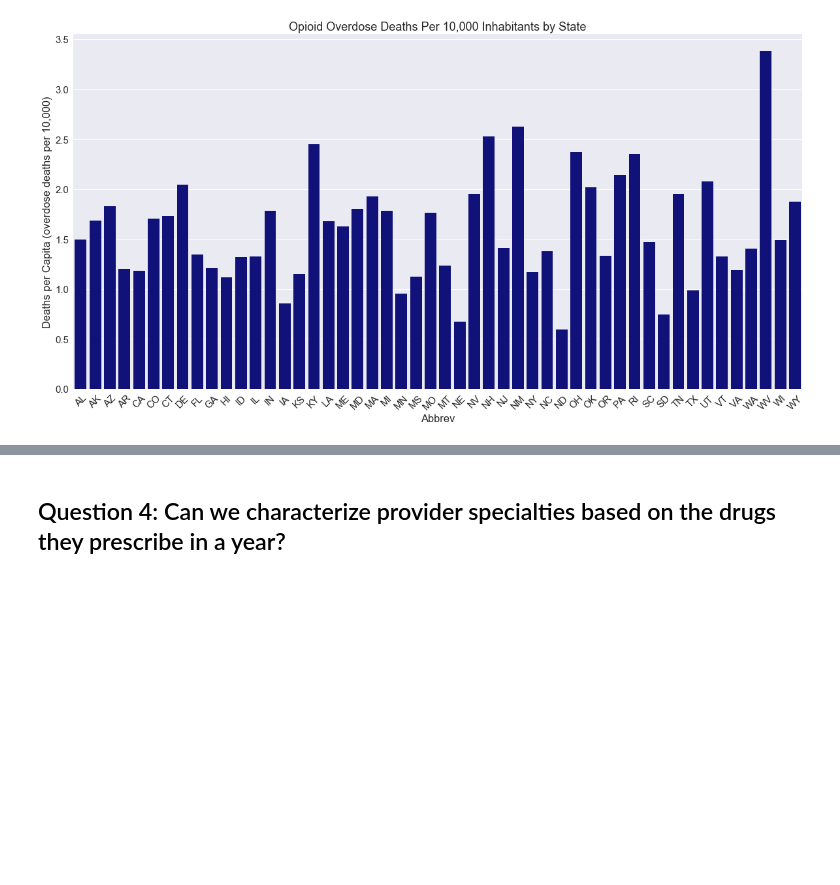
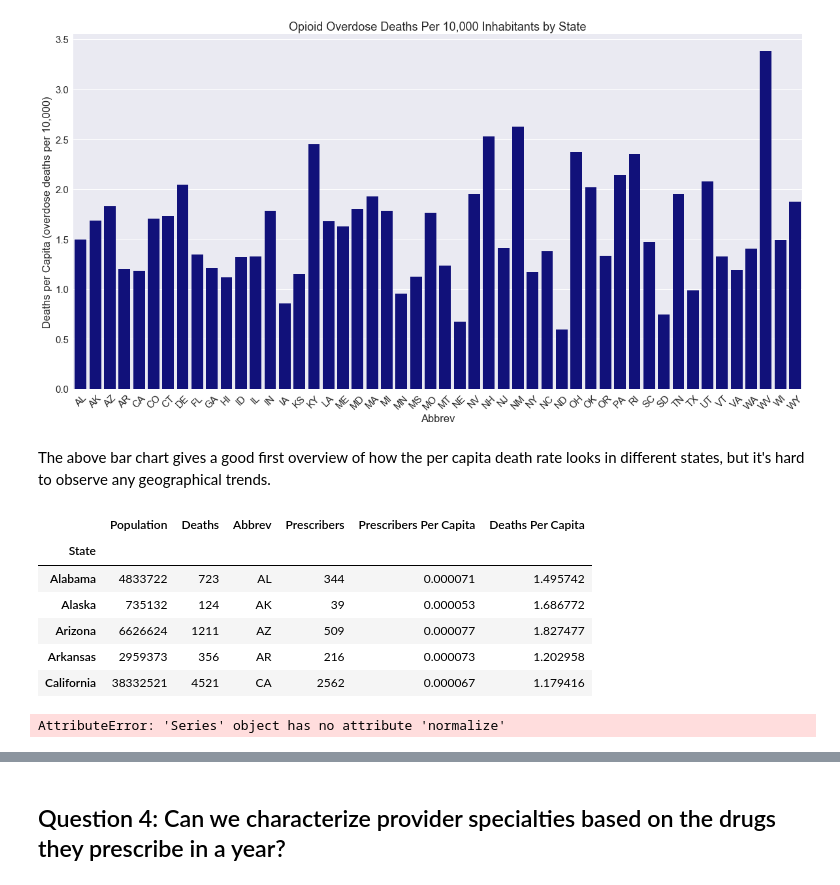
Before and after one commit to ryatchak/springboard, a Jupyter notebook: capstone1_prescriptionprediction/data_story.ipynb, the cells around one changed output, grey strips where cells are left out. Saved outputs shown, nothing was run; the diff lists cells and outputs as text; code cells hidden in the pictures; blank space fills up the shorter version.

```diff
--- a/capstone1_prescriptionprediction/data_story.ipynb
+++ b/capstone1_prescriptionprediction/data_story.ipynb
@@ -62,3 +64,15 @@ _ = dpc_bar.set_ylabel('Deaths per Capita (overdose deaths per 10,000)')
 _ = dpc_bar.set_title('Opioid Overdose Deaths Per 10,000 Inhabitants by State')
 # %% [output]
 [figure]
+# %% [markdown]
+The above bar chart gives a good first overview of how the per capita death rate looks in different states, but it's hard to observe any geographical trends.
+# %%
+overdoses.head()
+# %% [output]
+|  | Population | Deaths | Abbrev | Prescribers | Prescribers Per Capita | Deaths Per Capita |
+| State |  |  |  |  |  |  |
+| Alabama | 4833722 | 723 | AL | 344 | 0.000071 | 1.495742 |
+| Alaska | 735132 | 124 | AK | 39 | 0.000053 | 1.686772 |
+| Arizona | 6626624 | 1211 | AZ | 509 | 0.000077 | 1.827477 |
+| Arkansas | 2959373 | 356 | AR | 216 | 0.000073 | 1.202958 |
+| California | 38332521 | 4521 | CA | 2562 | 0.000067 | 1.179416 |
@@ -64,0 +85,4 @@ _ = dpc_bar.set_title('Opioid Overdose Deaths Per 10,000 Inhabitants by State')
+# %%
+overdoses['Deaths Per 10,000'].normalize()
+# %% [output]
+AttributeError: 'Series' object has no attribute 'normalize'
```
Also changed, not shown: parts of 16 cells of this notebook.
